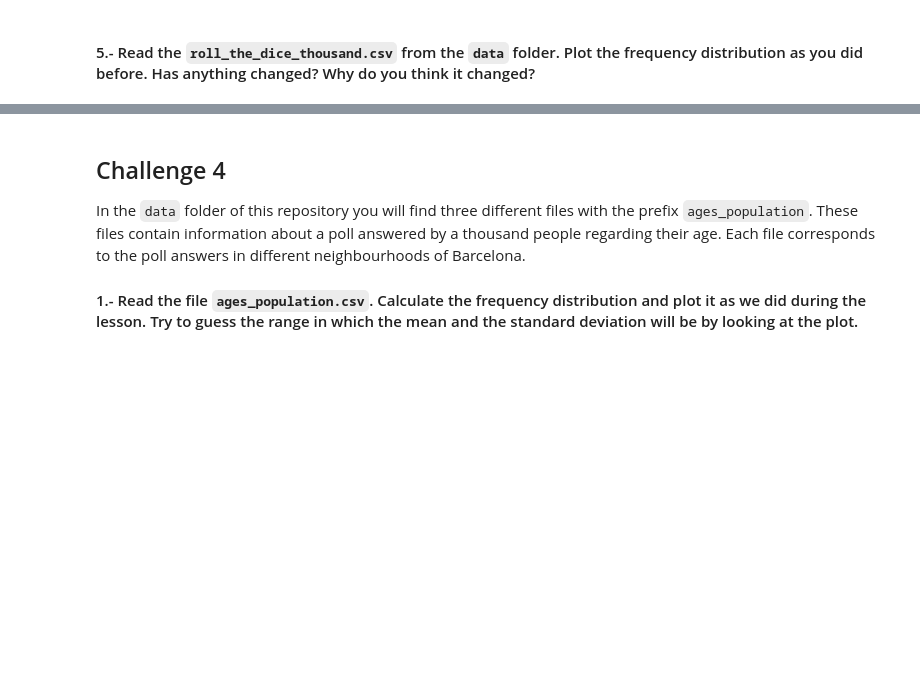
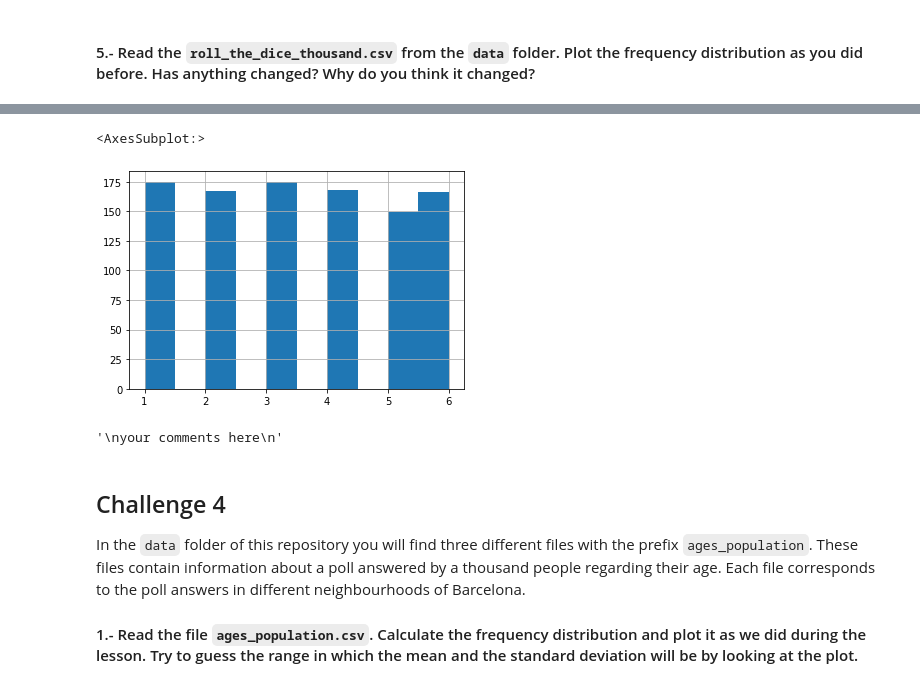
Before and after one commit to therinz/data-ber-08-20, a Jupyter notebook: Labs/module-2_labs/01_statistics/03_lab-descriptive-stats/your-code/main.ipynb, the cells around one changed output, grey strips where cells are left out. Drawn from its saved outputs; the diff is of its cells as text; code cells hidden in the pictures; blank space fills up the shorter version.

```diff
--- a/Labs/module-2_labs/01_statistics/03_lab-descriptive-stats/your-code/main.ipynb
+++ b/Labs/module-2_labs/01_statistics/03_lab-descriptive-stats/your-code/main.ipynb
@@ -176,0 +211,4 @@ your comments here
+# %%
+# your code here
+roll = pd.read_csv(os.path.join("..", "data", "roll_the_dice_thousand.csv"), index_col=0)
+roll["value"].describe()
@@ -177,3 +225,14 @@ your comments here
+# %%
+roll["value"].hist()
+# %% [output]
+<AxesSubplot:>
+[figure, added]
+# %%
+"""
+The distribution is more even. The bigger sample is more true to reality.
+"""
+# %% [output]
+'\nyour comments here\n'
 # %% [markdown]
 ## Challenge 4
 In the `data` folder of this repository you will find three different files with the prefix `ages_population`. These files contain information about a poll answered by a thousand people regarding their age. Each file corresponds to the poll answers in different neighbourhoods of Barcelona.
```
Also changed, not shown: parts of 51 cells of this notebook.
